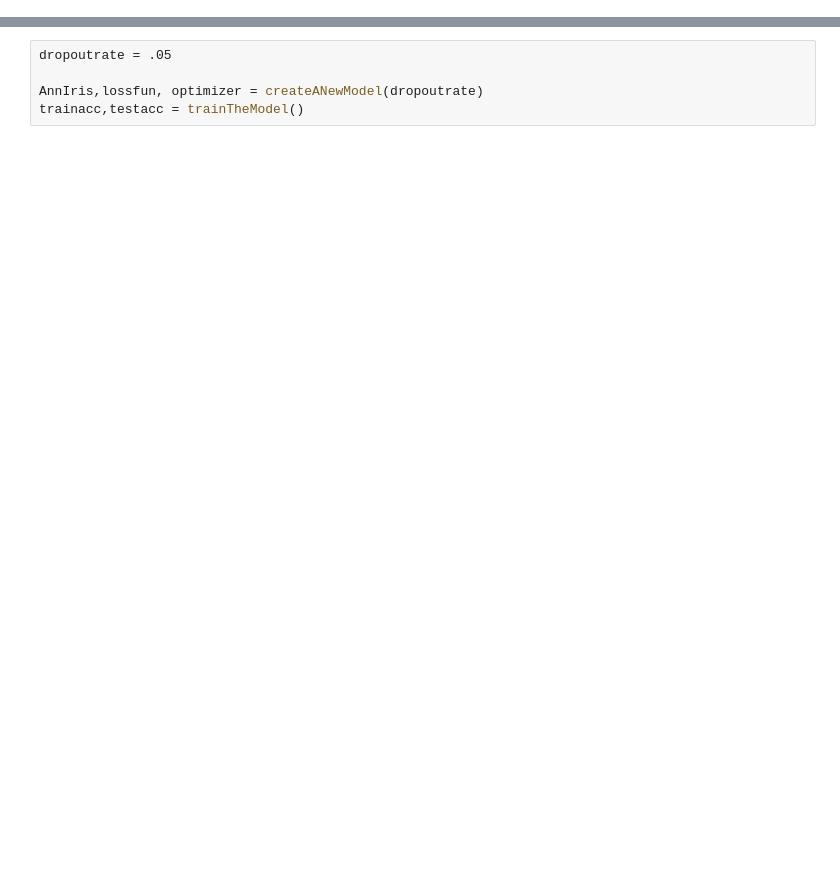
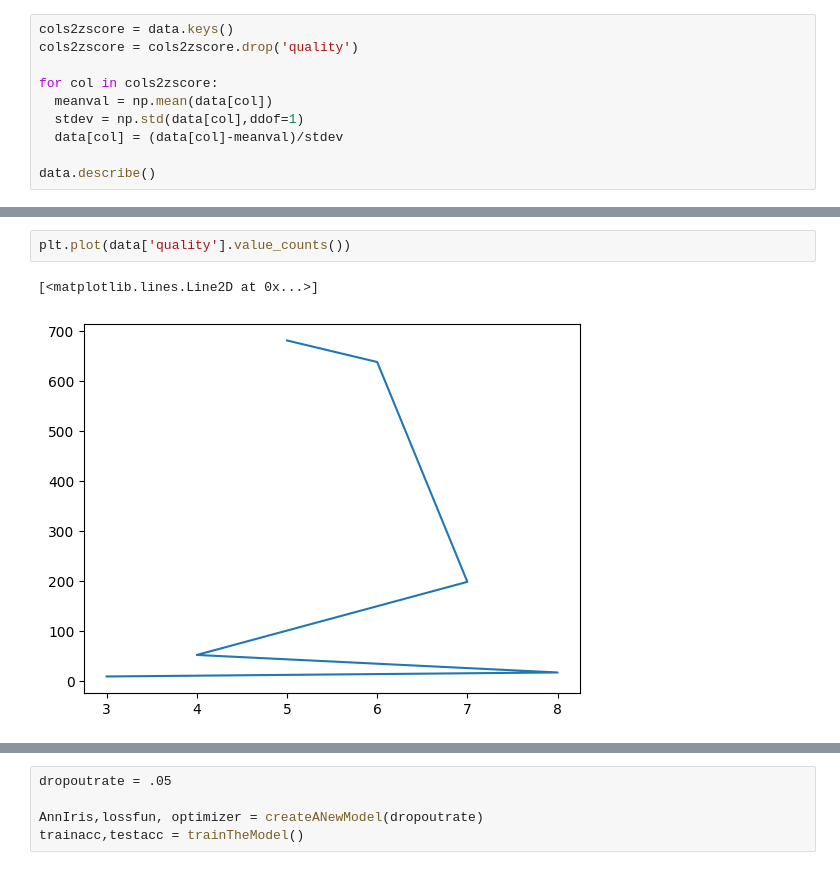
Before and after one commit to batra-ayush/PyTorch-Examples, a Jupyter notebook: WineDataset.ipynb, the cells around one changed output, grey strips where cells are left out. Saved outputs shown, nothing was run; the diff lists cells and outputs as text; blank space fills up the shorter version.

```diff
--- a/WineDataset.ipynb
+++ b/WineDataset.ipynb
@@ -50,0 +52,10 @@ test_loader  = DataLoader(test_data)
+# %%
+cols2zscore = data.keys()
+cols2zscore = cols2zscore.drop('quality')
+
+for col in cols2zscore:
+  meanval = np.mean(data[col])
+  stdev = np.std(data[col],ddof=1)
+  data[col] = (data[col]-meanval)/stdev
+
+data.describe()
@@ -50,0 +72,5 @@ test_loader  = DataLoader(test_data)
+# %%
+plt.plot(data['quality'].value_counts())
+# %% [output]
+[<matplotlib.lines.Line2D at 0x...>]
+[figure, added]
```
Also changed, not shown: parts of 30 cells of this notebook.
